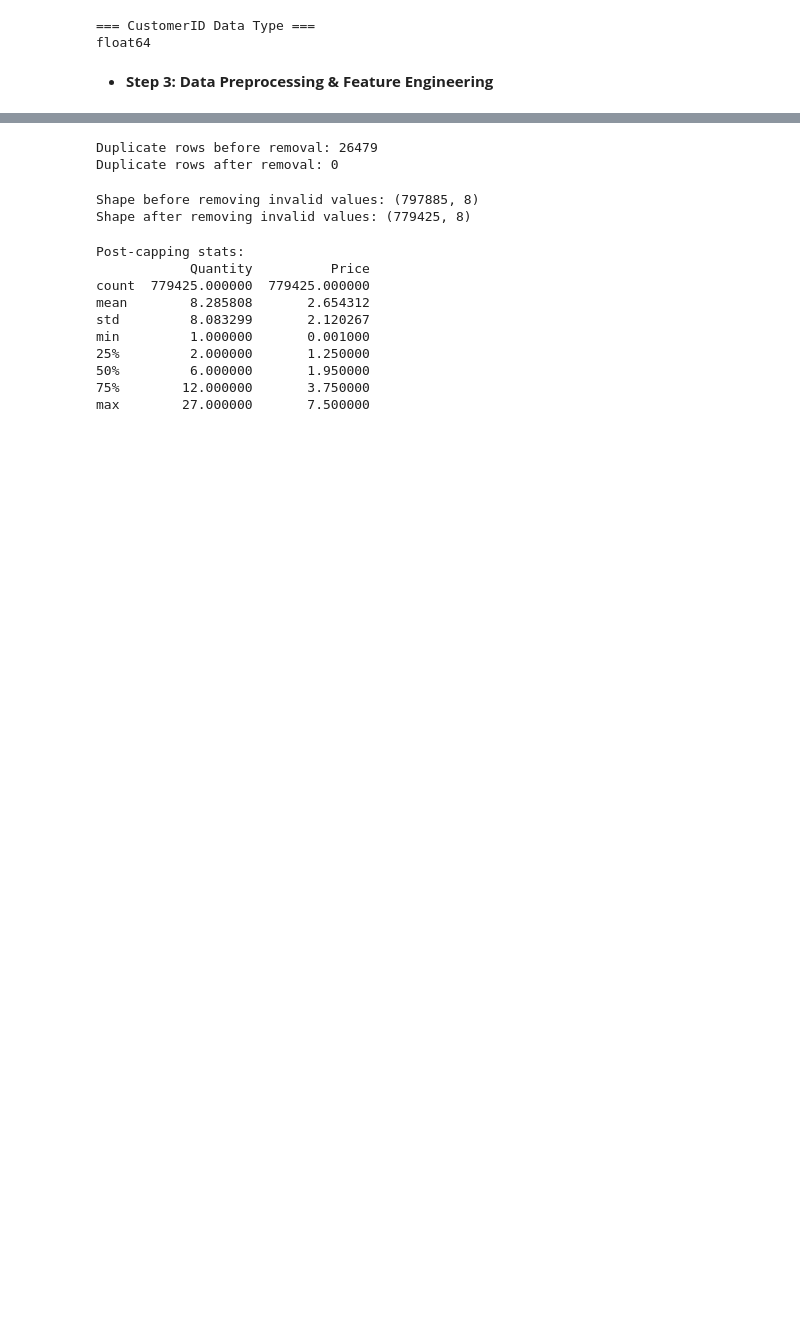
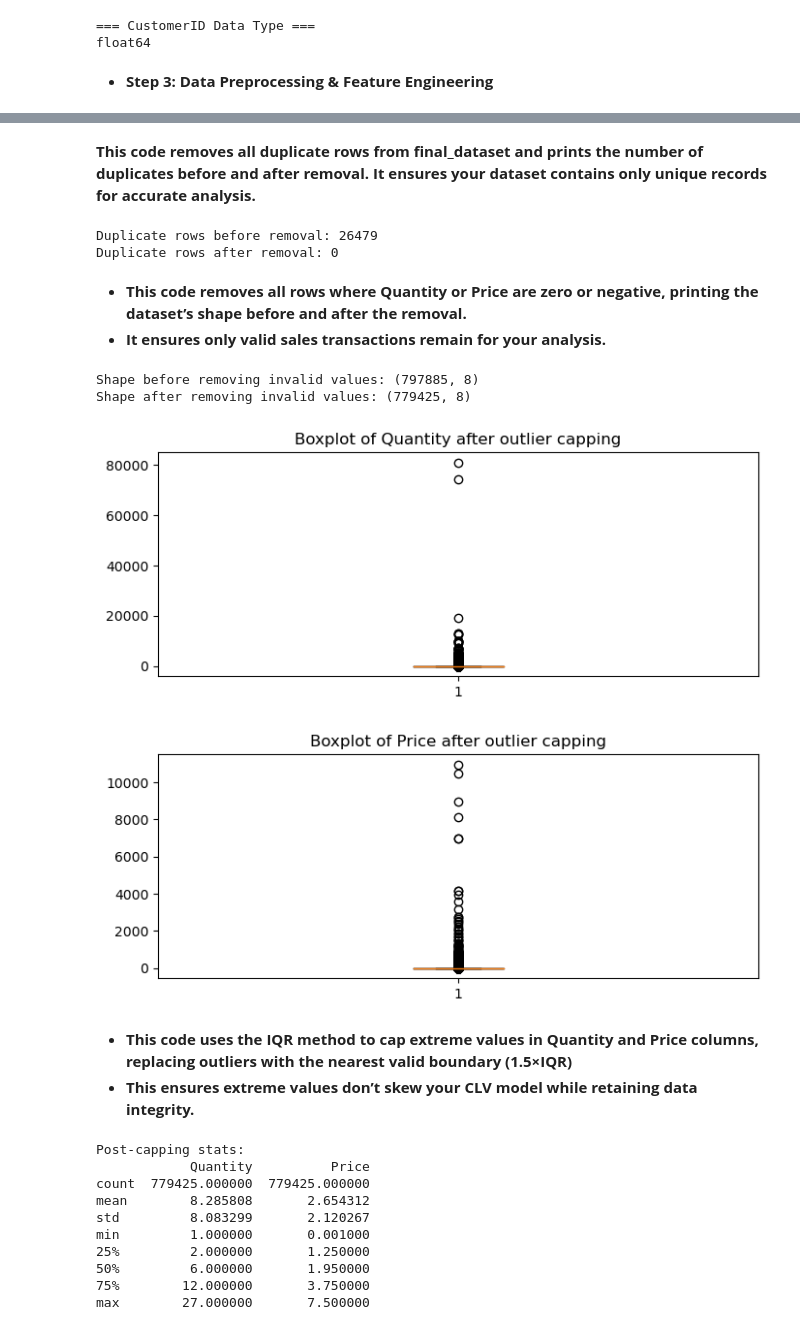
Before and after one commit to Amanarun2907/Celebal-Technologies-Online-Internship-Project-, a Jupyter notebook: python_file_of_the_complete_project.ipynb, the cells around one changed output, grey strips where cells are left out. Cells and saved outputs as stored; diff of their text form; code cells hidden in the pictures; blank space fills up the shorter version.

```diff
--- a/python_file_of_the_complete_project.ipynb
+++ b/python_file_of_the_complete_project.ipynb
@@ -232,3 +277,6 @@ Shape after dropping missing CustomerID: (779425, 8)
+# %% [markdown]
+**This code removes all duplicate rows from final_dataset and prints the number of duplicates before and after removal.
+It ensures your dataset contains only unique records for accurate analysis.**
 # %%
 # Drop duplicate rows
 print("Duplicate rows before removal:", final_dataset.duplicated().sum())
@@ -237,6 +285,9 @@ print("Duplicate rows after removal:", final_dataset.duplicated().sum())
 # %% [output]
 Duplicate rows before removal: 26479
 Duplicate rows after removal: 0
+# %% [markdown]
+- **This code removes all rows where Quantity or Price are zero or negative, printing the dataset’s shape before and after the removal.**
+- **It ensures only valid sales transactions remain for your analysis.**
 # %%
 # Remove rows with zero/negative Quantity or UnitPrice
 print("Shape before removing invalid values:", final_dataset.shape)
@@ -245,6 +296,20 @@ print("Shape after removing invalid values:", final_dataset.shape)
 # %% [output]
 Shape before removing invalid values: (797885, 8)
 Shape after removing invalid values: (779425, 8)
+# %%
+import matplotlib.pyplot as plt
+
+for col in ['Quantity', 'Price']:
+    plt.figure(figsize=(8,3))
+    plt.boxplot(final_dataset[col])
+    plt.title(f'Boxplot of {col} after outlier capping')
+    plt.show()
+# %% [output]
+[figure, added]
+[figure, added]
+# %% [markdown]
+- **This code uses the IQR method to cap extreme values in Quantity and Price columns, replacing outliers with the nearest valid boundary (1.5×IQR)**
+- **This ensures extreme values don’t skew your CLV model while retaining data integrity.**
 # %%
 # Define columns to cap
 cols = ['Quantity', 'Price']
```
Also changed, not shown: parts of 73 cells of this notebook.
